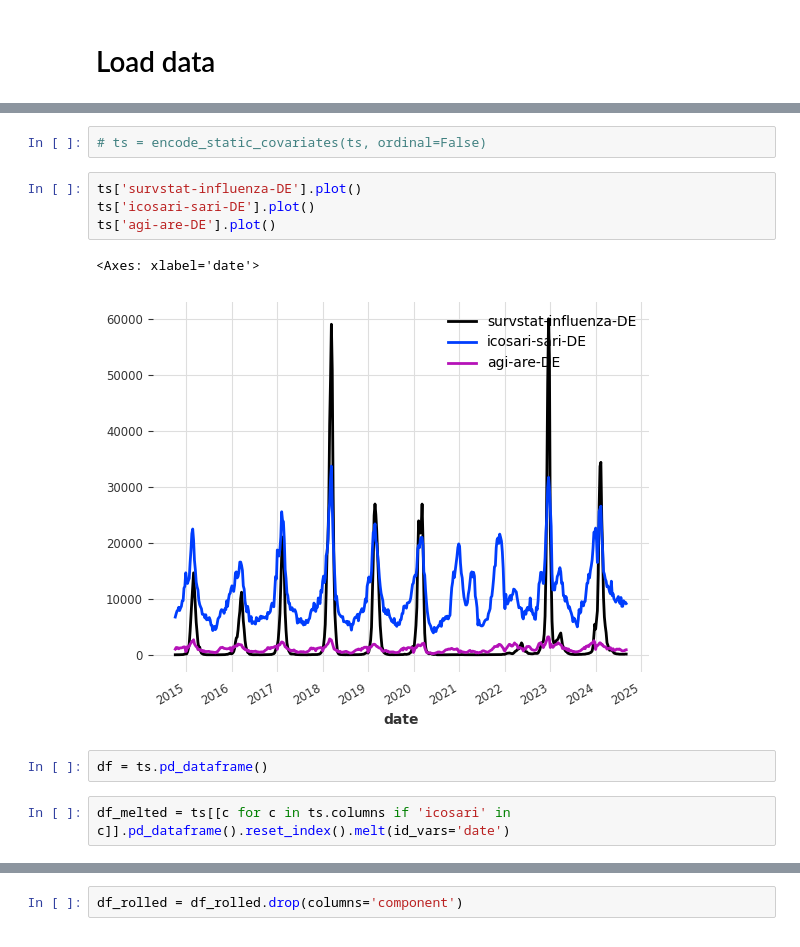
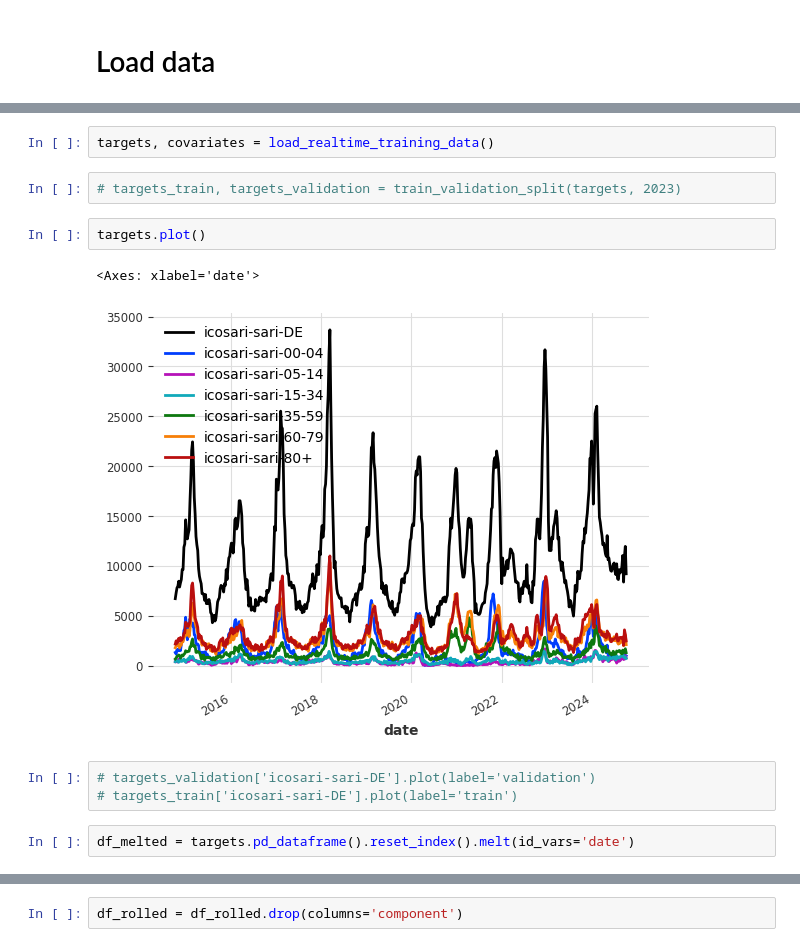
Before and after one commit to dwolffram/SARI-ML, a Jupyter notebook: notebooks/feature_engineering.ipynb, the cells around one changed output, grey strips where cells are left out. Drawn from its saved outputs; the diff is of its cells as text.

```diff
--- a/notebooks/feature_engineering.ipynb
+++ b/notebooks/feature_engineering.ipynb
@@ -18,13 +49,14 @@ ts = load_data(SOURCES)
-# %%
-# ts = encode_static_covariates(ts, ordinal=False)
-# %%
-ts['survstat-influenza-DE'].plot()
-ts['icosari-sari-DE'].plot()
-ts['agi-are-DE'].plot()
-# %% [output]
-<Axes: xlabel='date'>
-[figure, removed]
-# %%
-df = ts.pd_dataframe()
+# %%
+targets, covariates = load_realtime_training_data()
+# %%
+# targets_train, targets_validation = train_validation_split(targets, 2023)
+# %%
+targets.plot()
+# %% [output]
+<Axes: xlabel='date'>
+[figure, added]
+# %%
+# targets_validation['icosari-sari-DE'].plot(label='validation')
+# targets_train['icosari-sari-DE'].plot(label='train')
 # %%
-df_melted = ts[[c for c in ts.columns if 'icosari' in c]].pd_dataframe().reset_index().melt(id_vars='date')
+df_melted = targets.pd_dataframe().reset_index().melt(id_vars='date')
```
Also changed, not shown: parts of 31 cells of this notebook, 18 other files.
